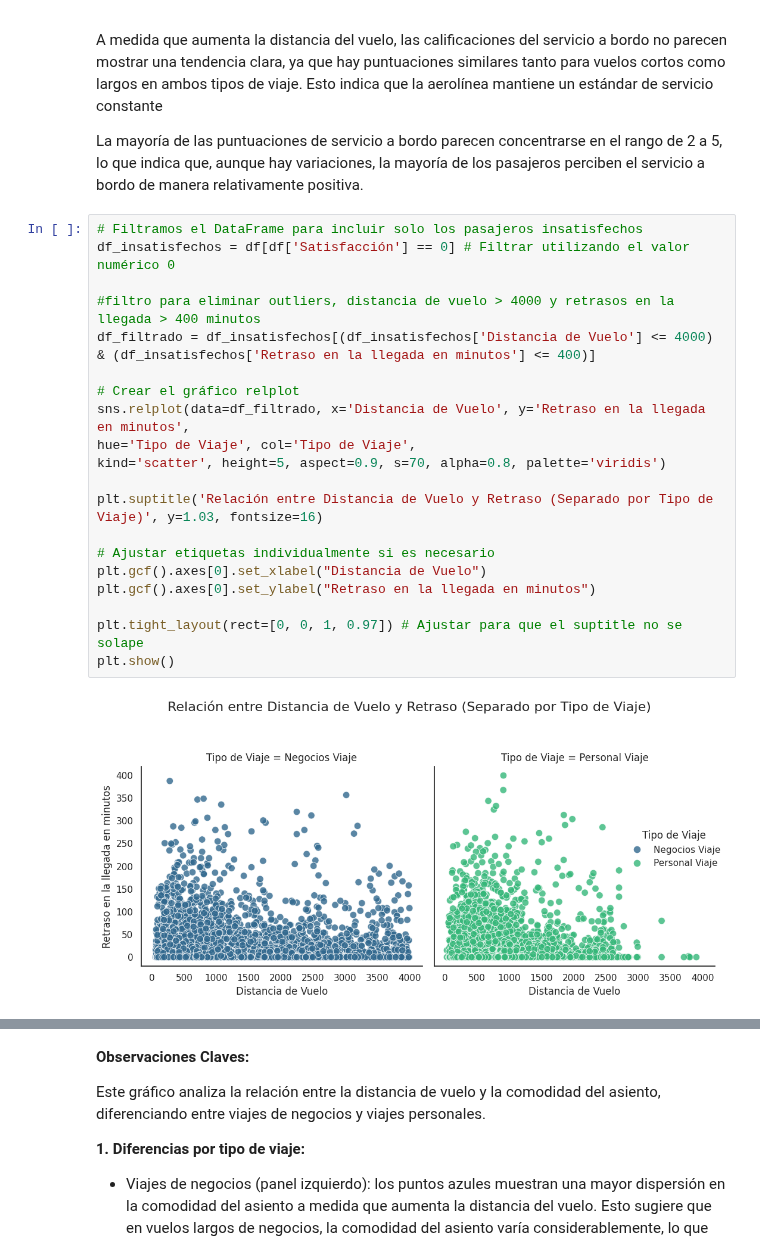
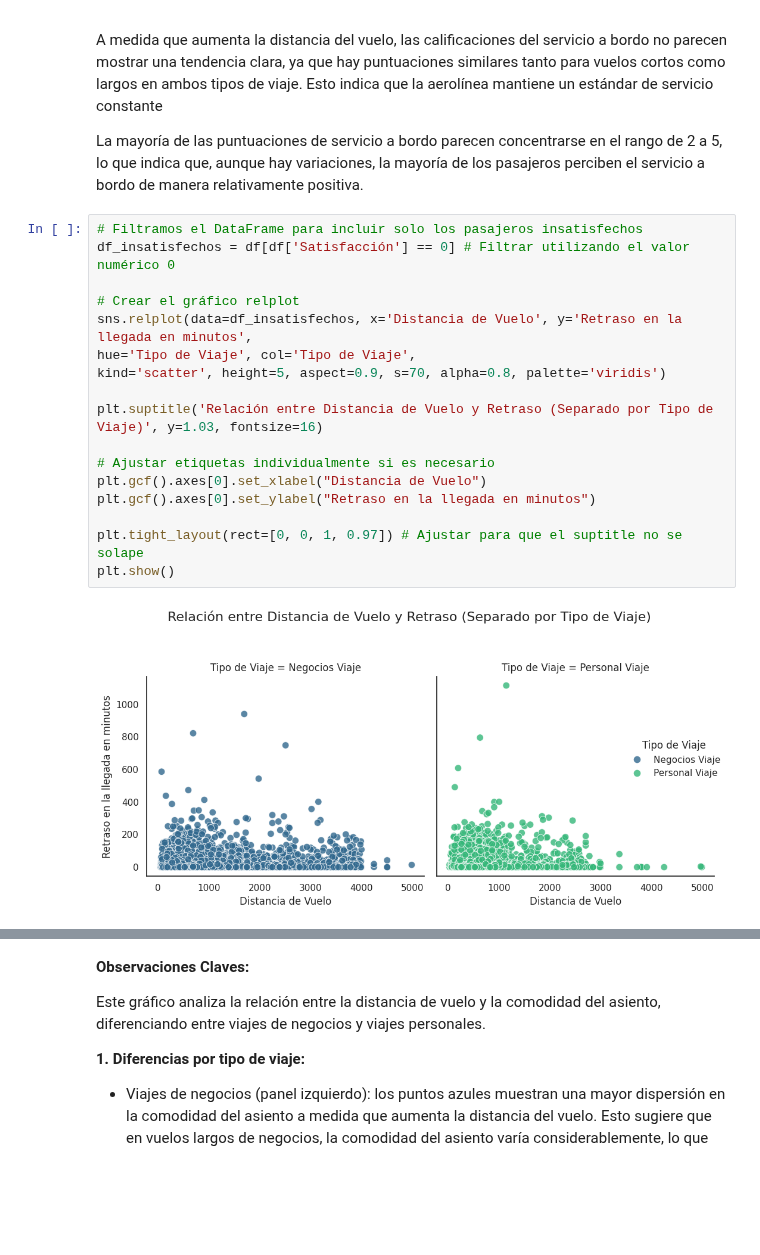
Before and after one commit to Jormao2025/Data_Science_1, a Jupyter notebook: Proyecto_Data_Science1_Satisfacción_de_Aerolíneas.ipynb, the cells around one changed output, grey strips where cells are left out. Drawn from its saved outputs; the diff is of its cells as text; blank space fills up the shorter version.

```diff
--- a/Proyecto_Data_Science1_Satisfacción_de_Aerolíneas.ipynb
+++ b/Proyecto_Data_Science1_Satisfacción_de_Aerolíneas.ipynb
@@ -627,23 +627,20 @@ La mayoría de las puntuaciones de servicio a bordo parecen concentrarse en el r
 # %%
 # Filtramos el DataFrame para incluir solo los pasajeros insatisfechos
 df_insatisfechos = df[df['Satisfacción'] == 0] # Filtrar utilizando el valor numérico 0
 
-#filtro para eliminar outliers, distancia de vuelo > 4000 y retrasos en la llegada > 400 minutos
-df_filtrado = df_insatisfechos[(df_insatisfechos['Distancia de Vuelo'] <= 4000) & (df_insatisfechos['Retraso en la llegada en minutos'] <= 400)]
-
 # Crear el gráfico relplot
-sns.relplot(data=df_filtrado, x='Distancia de Vuelo', y='Retraso en la llegada en minutos',
+sns.relplot(data=df_insatisfechos, x='Distancia de Vuelo', y='Retraso en la llegada en minutos',
 hue='Tipo de Viaje', col='Tipo de Viaje',
 kind='scatter', height=5, aspect=0.9, s=70, alpha=0.8, palette='viridis')
 
 plt.suptitle('Relación entre Distancia de Vuelo y Retraso (Separado por Tipo de Viaje)', y=1.03, fontsize=16)
 
 # Ajustar etiquetas individualmente si es necesario
 plt.gcf().axes[0].set_xlabel("Distancia de Vuelo")
 plt.gcf().axes[0].set_ylabel("Retraso en la llegada en minutos")
 
 plt.tight_layout(rect=[0, 0, 1, 0.97]) # Ajustar para que el suptitle no se solape
 plt.show()
 # %% [output]
-[figure, old version]
+[figure, new version]
 # %% [markdown]
```
Also changed, not shown: parts of 3 cells of this notebook.
